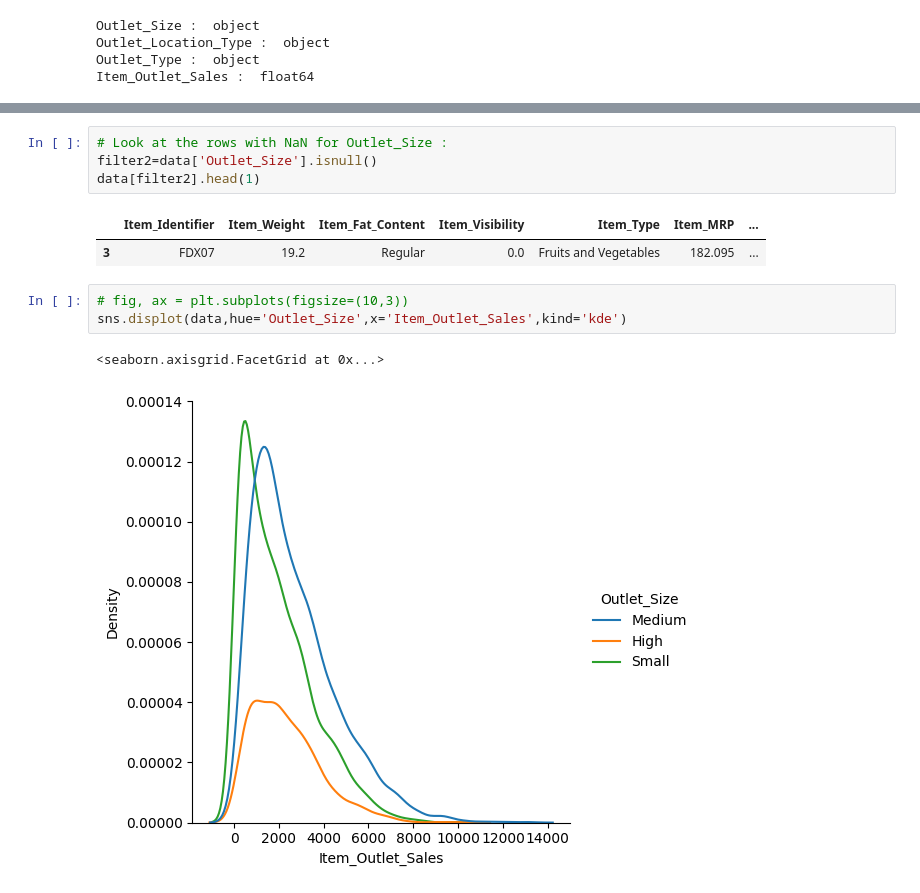
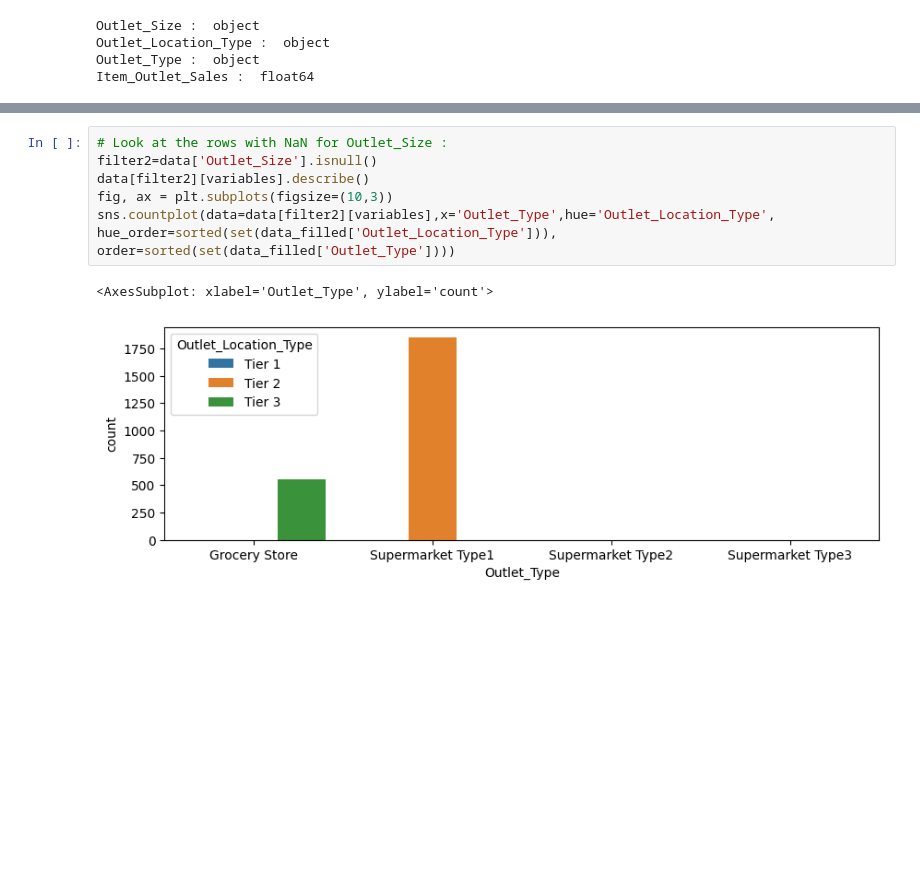
Before and after one commit to silvhua-Lighthouse/2022-10-05-data_preparation_exercise, a Jupyter notebook: data_prep_exercise.ipynb, the cells around one changed output, grey strips where cells are left out. Saved outputs shown, nothing was run; the diff lists cells and outputs as text; blank space fills up the shorter version.

```diff
--- a/data_prep_exercise.ipynb
+++ b/data_prep_exercise.ipynb
@@ -482,13 +589,11 @@ sns.countplot(data=data_filled,x='Outlet_Location_Type',hue='Outlet_Size')
 # %%
 # Look at the rows with NaN for Outlet_Size :
 filter2=data['Outlet_Size'].isnull()
-data[filter2].head(1)
+data[filter2][variables].describe()
+fig, ax = plt.subplots(figsize=(10,3))
+sns.countplot(data=data[filter2][variables],x='Outlet_Type',hue='Outlet_Location_Type',
+hue_order=sorted(set(data_filled['Outlet_Location_Type'])),
+order=sorted(set(data_filled['Outlet_Type'])))
 # %% [output]
-|  | Item_Identifier | Item_Weight | Item_Fat_Content | Item_Visibility | Item_Type | Item_MRP | ... |
-| 3 | FDX07 | 19.2 | Regular | 0.0 | Fruits and Vegetables | 182.095 | ... |
+<AxesSubplot: xlabel='Outlet_Type', ylabel='count'>
+[figure, added]
-# %%
-# fig, ax = plt.subplots(figsize=(10,3))
-sns.displot(data,hue='Outlet_Size',x='Item_Outlet_Sales',kind='kde')
-# %% [output]
-<seaborn.axisgrid.FacetGrid at 0x...>
-[figure, removed]
```
Also changed, not shown: parts of 53 cells of this notebook.
